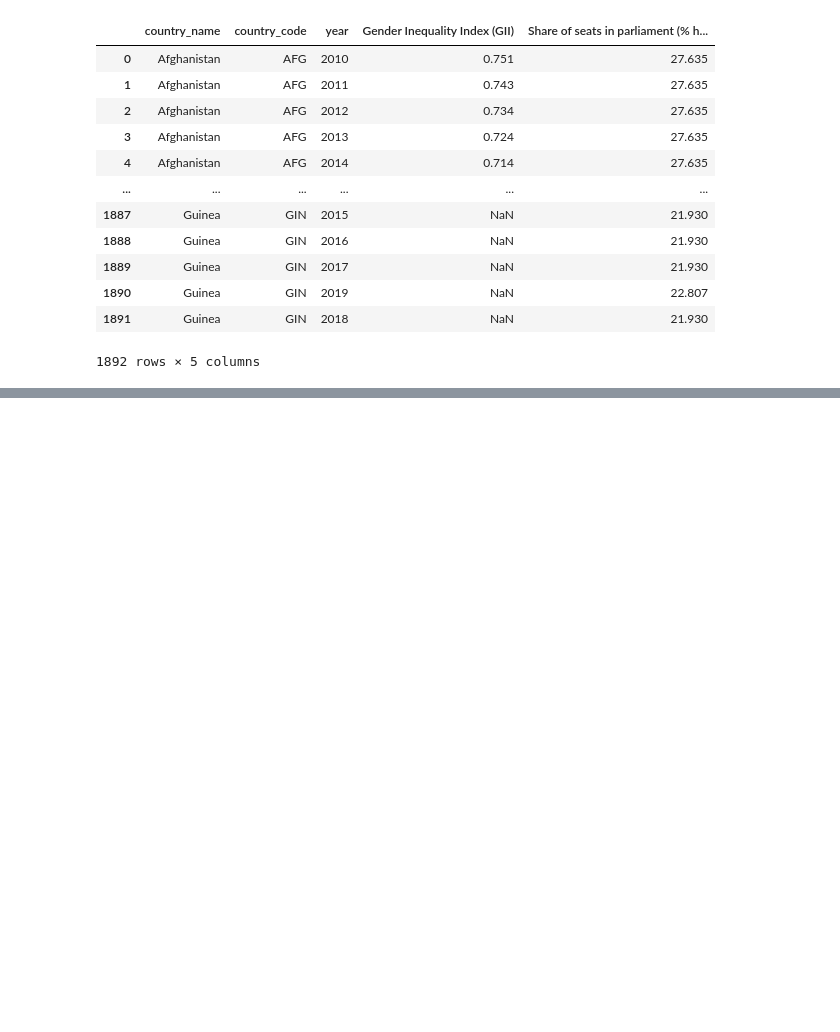
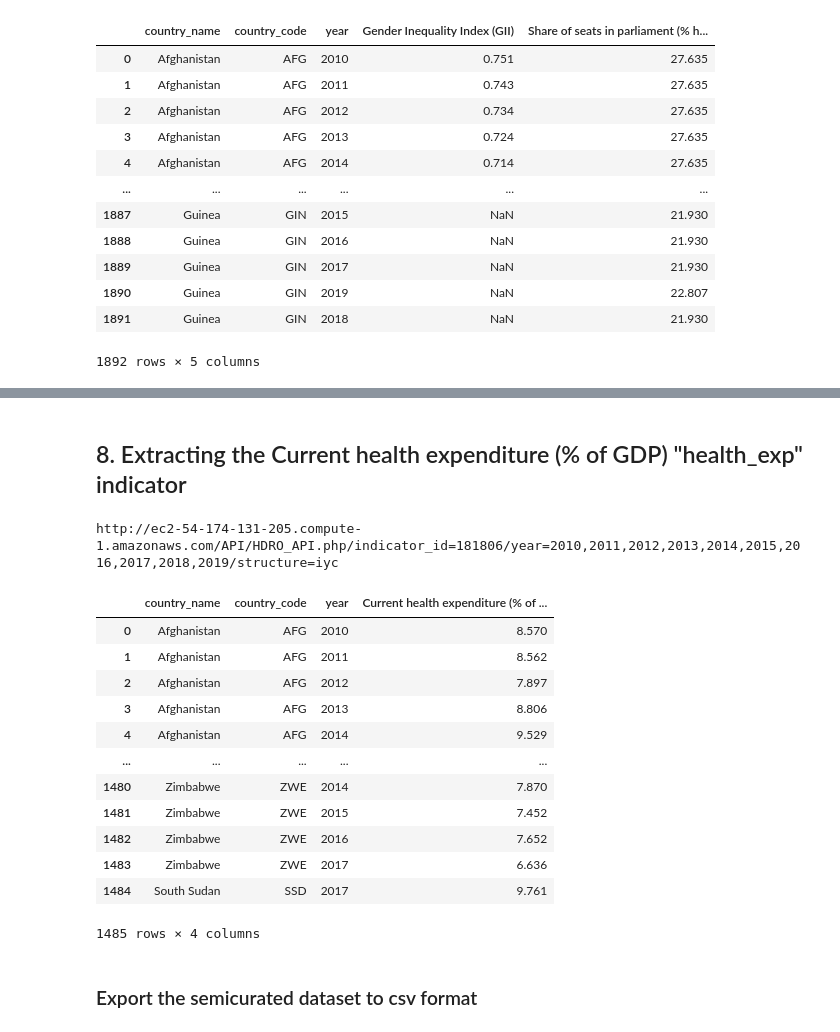
Before and after one commit to rjlopez2/ADS-_CAS_Bern_2020, a Jupyter notebook: Projects/M3/UNDP_Dataset.ipynb, the cells around one changed output, grey strips where cells are left out. Drawn from its saved outputs; the diff is of its cells as text; code cells hidden in the pictures; blank space fills up the shorter version.

```diff
--- a/Projects/M3/UNDP_Dataset.ipynb
+++ b/Projects/M3/UNDP_Dataset.ipynb
@@ -247,0 +263,22 @@ Share_parl_seat_Fem_df.to_csv(os.path.abspath('.') + '/' + 'curated_datasets' +
+# %% [markdown]
+## 8. Extracting the Current health expenditure (% of GDP) "health_exp" indicator
+# %%
+health_exp = API_UNDP_call_to_df(indicator_id = "181806")
+health_exp
+# %% [output]
+http://ec2-54-174-131-205.compute-1.amazonaws.com/API/HDRO_API.php/indicator_id=181806/year=2010,2011,2012,2013,2014,2015,2016,2017,2018,2019/structure=iyc
+|  | country_name | country_code | year | Current health expenditure (% of ... |
+| 0 | Afghanistan | AFG | 2010 | 8.570 |
+| 1 | Afghanistan | AFG | 2011 | 8.562 |
+| 2 | Afghanistan | AFG | 2012 | 7.897 |
+| 3 | Afghanistan | AFG | 2013 | 8.806 |
+| 4 | Afghanistan | AFG | 2014 | 9.529 |
+| ... | ... | ... | ... | ... |
+| 1480 | Zimbabwe | ZWE | 2014 | 7.870 |
+| 1481 | Zimbabwe | ZWE | 2015 | 7.452 |
+| 1482 | Zimbabwe | ZWE | 2016 | 7.652 |
+| 1483 | Zimbabwe | ZWE | 2017 | 6.636 |
+| 1484 | South Sudan | SSD | 2017 | 9.761 |
+1485 rows × 4 columns
+# %% [markdown]
+### Export the semicurated dataset to csv format
```
Also changed, not shown: parts of 15 cells of this notebook, 4 other files.
